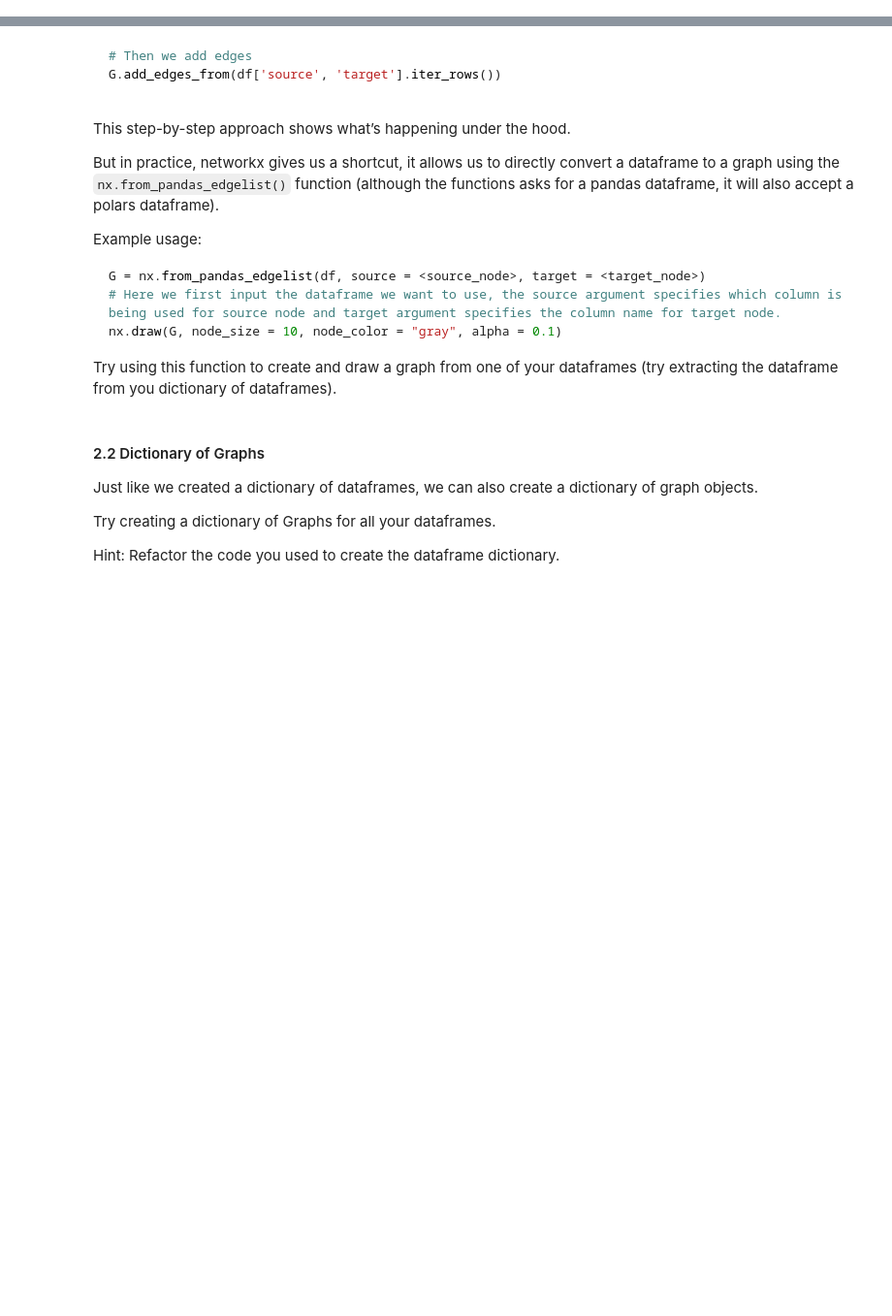
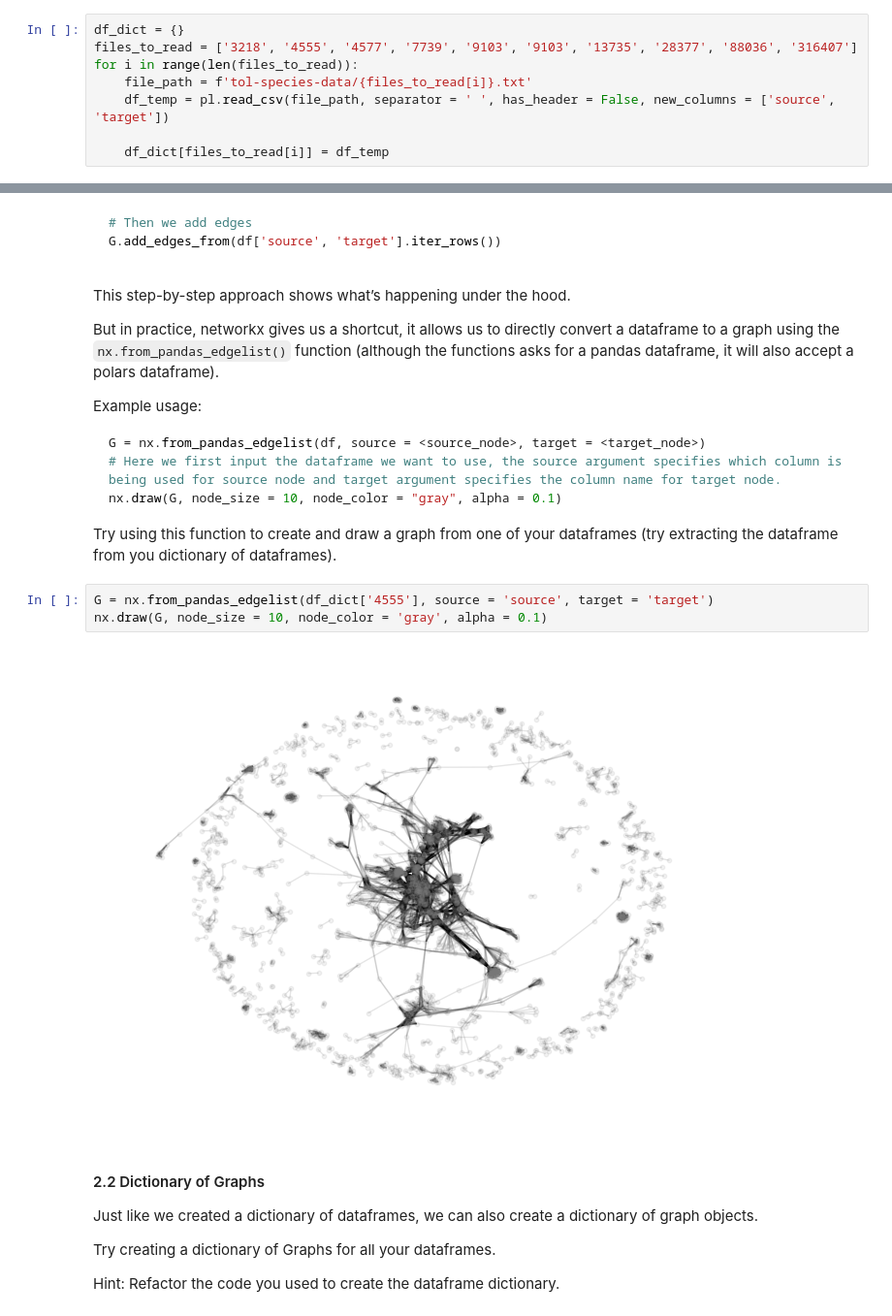
Before and after one commit to rahulsunilkumar/BIOL4559homework, a Jupyter notebook: lab-05.ipynb, the cells around one changed output, grey strips where cells are left out. Shown at 97% size. Saved outputs shown, nothing was run; the diff lists cells and outputs as text; blank space fills up the shorter version.

````diff
--- a/lab-05.ipynb
+++ b/lab-05.ipynb
@@ -83,6 +107,14 @@ for i in range(len(files_to_read)):
 There might be other ways too! Above code is just one example. You can try writing your own code or use my example (make sure to comment all the code!).
 
 Print out the dictionary after you create it.
+# %%
+df_dict = {}
+files_to_read = ['3218', '4555', '4577', '7739', '9103', '9103', '13735', '28377', '88036', '316407']
+for i in range(len(files_to_read)):
+    file_path = f'tol-species-data/{files_to_read[i]}.txt'
+    df_temp = pl.read_csv(file_path, separator = ' ', has_header = False, new_columns = ['source', 'target'])
+
+    df_dict[files_to_read[i]] = df_temp
 # %% [markdown]
 ## 2. Creating graphs from our data!
 
@@ -112,6 +144,11 @@ nx.draw(G, node_size = 10, node_color = "gray", alpha = 0.1)
 ```
 
 Try using this function to create and draw a graph from one of your dataframes (try extracting the dataframe from you dictionary of dataframes).
+# %%
+G = nx.from_pandas_edgelist(df_dict['4555'], source = 'source', target = 'target')
+nx.draw(G, node_size = 10, node_color = 'gray', alpha = 0.1)
+# %% [output]
+[figure, added]
 # %% [markdown]
 #### 2.2 Dictionary of Graphs
 
````
Also changed, not shown: parts of 9 cells of this notebook, 10 other files.
